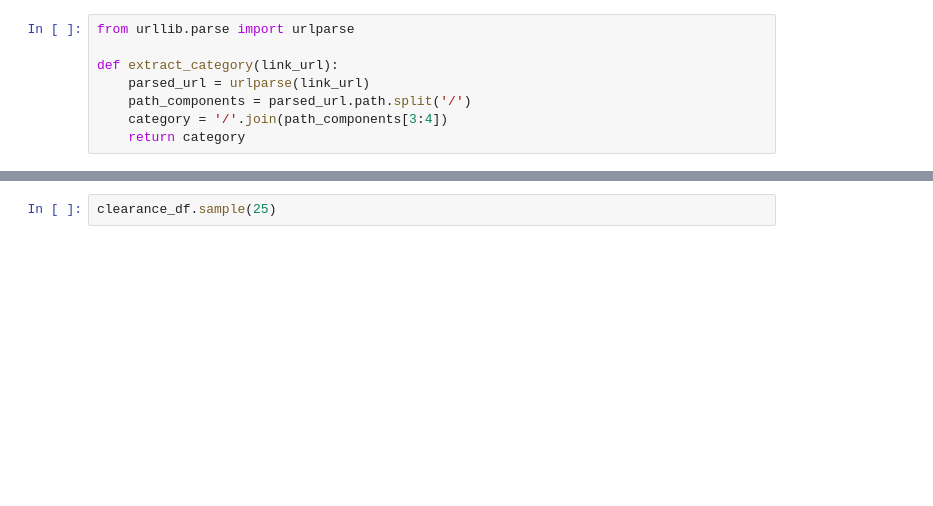
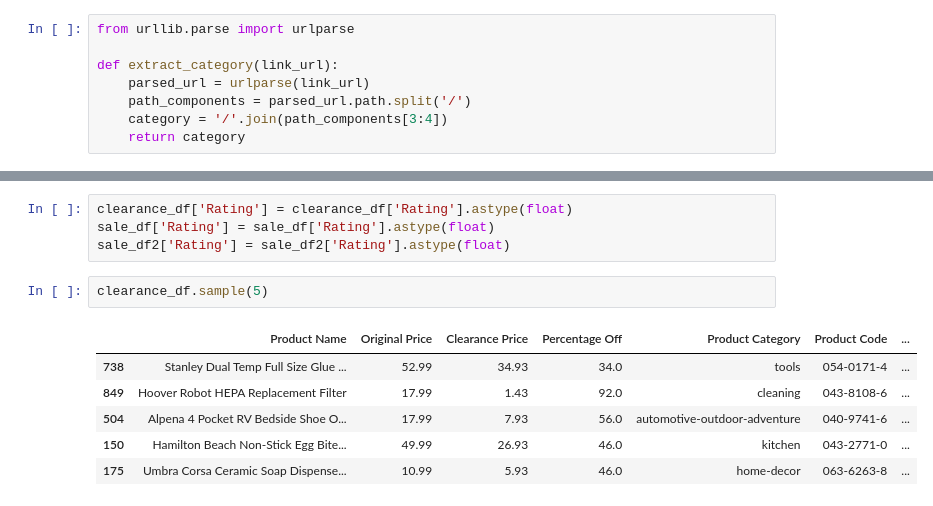
Before and after one commit to kristianrafuse/Canadian-Tire-Clearance-Analysis, a Jupyter notebook: web_scrape.ipynb, the cells around one changed output, grey strips where cells are left out. Cells and saved outputs as stored; diff of their text form; blank space fills up the shorter version.

```diff
--- a/web_scrape.ipynb
+++ b/web_scrape.ipynb
@@ -359,3 +463,14 @@ sale_df.info
+# %%
+clearance_df['Rating'] = clearance_df['Rating'].astype(float)
+sale_df['Rating'] = sale_df['Rating'].astype(float)
+sale_df2['Rating'] = sale_df2['Rating'].astype(float)
 # %%
-clearance_df.sample(25)
+clearance_df.sample(5)
+# %% [output]
+|  | Product Name | Original Price | Clearance Price | Percentage Off | Product Category | Product Code | ... |
+| 738 | Stanley Dual Temp Full Size Glue ... | 52.99 | 34.93 | 34.0 | tools | 054-0171-4 | ... |
+| 849 | Hoover Robot HEPA Replacement Filter | 17.99 | 1.43 | 92.0 | cleaning | 043-8108-6 | ... |
+| 504 | Alpena 4 Pocket RV Bedside Shoe O... | 17.99 | 7.93 | 56.0 | automotive-outdoor-adventure | 040-9741-6 | ... |
+| 150 | Hamilton Beach Non-Stick Egg Bite... | 49.99 | 26.93 | 46.0 | kitchen | 043-2771-0 | ... |
+| 175 | Umbra Corsa Ceramic Soap Dispense... | 10.99 | 5.93 | 46.0 | home-decor | 063-6263-8 | ... |
 # %%
```
Also changed, not shown: parts of 20 cells of this notebook, 4 other files.
